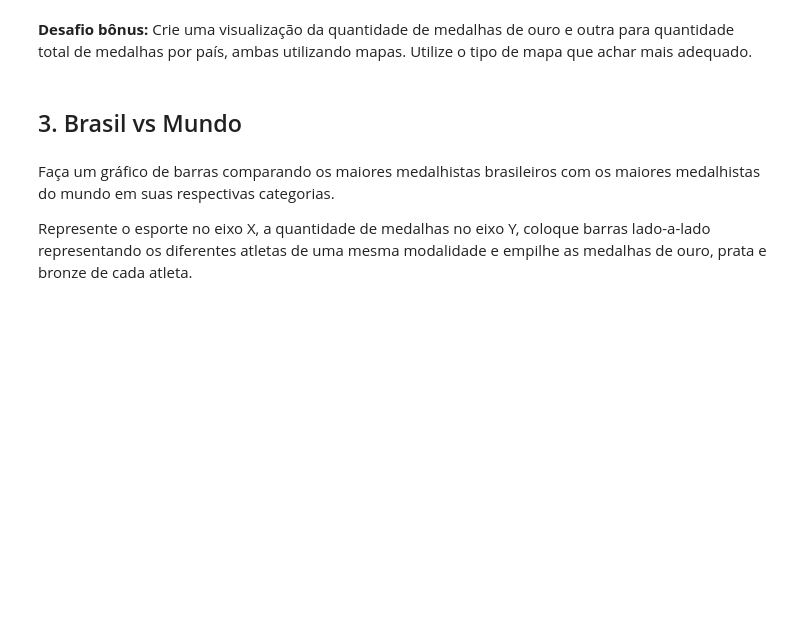
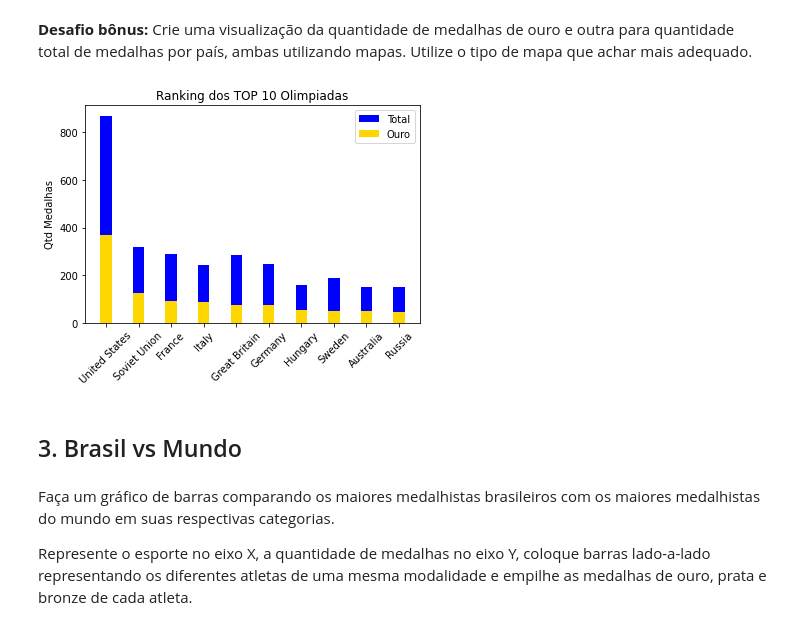
Before and after one commit to VictorBTaveira/Projeto-DataViz, a Jupyter notebook: Projeto_Dataviz.ipynb, the cells around one changed output. Saved outputs shown, nothing was run; the diff lists cells and outputs as text; code cells hidden in the pictures; blank space fills up the shorter version.

```diff
--- a/Projeto_Dataviz.ipynb
+++ b/Projeto_Dataviz.ipynb
@@ -710,5 +765,21 @@ Crie um gráfico de distribuição (por exemplo, um histograma) mostrando a quan
 # %% [markdown]
 **Desafio bônus:** Crie uma visualização da quantidade de medalhas de ouro e outra para quantidade total de medalhas por país, ambas utilizando mapas. Utilize o tipo de mapa que achar mais adequado.
+# %%
+fig, ax = plt.subplots()
+width = 0.35
+
+ax.bar(ranking['Team'].values[:-1],ranking['Total'][:-1],width, label='Total', color = 'blue')
+ax.bar(ranking['Team'].values[:-1],ranking['Gold'][:-1],width, label='Ouro', color = 'gold')
+
+
+ax.set_ylabel('Qtd Medalhas')
+ax.set_title('Ranking dos TOP 10 Olimpiadas')
+plt.xticks(rotation = 45)
+ax.legend()
+
+plt.show()
+# %% [output]
+[figure, added]
 # %% [markdown]
 ## 3. Brasil vs Mundo
 # %% [markdown]
```
Also changed, not shown: parts of 6 cells of this notebook.
